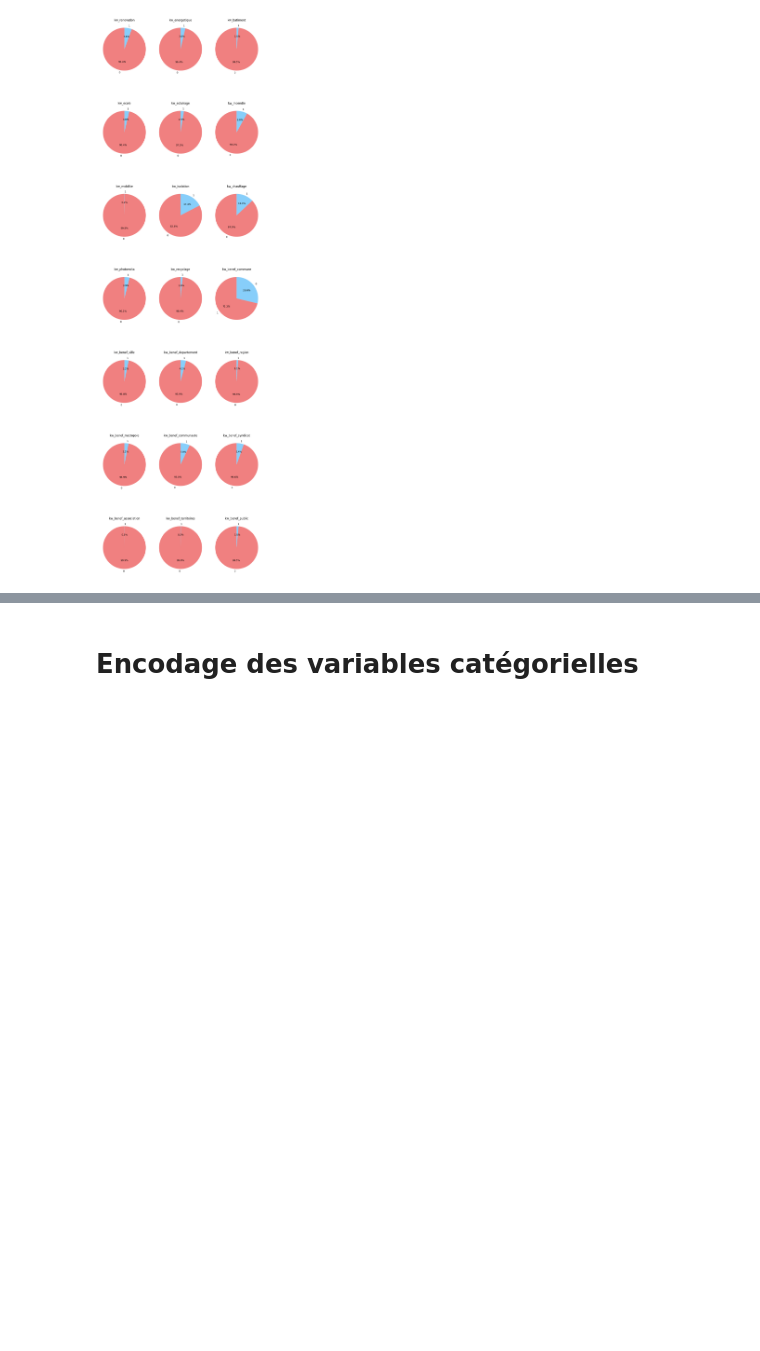
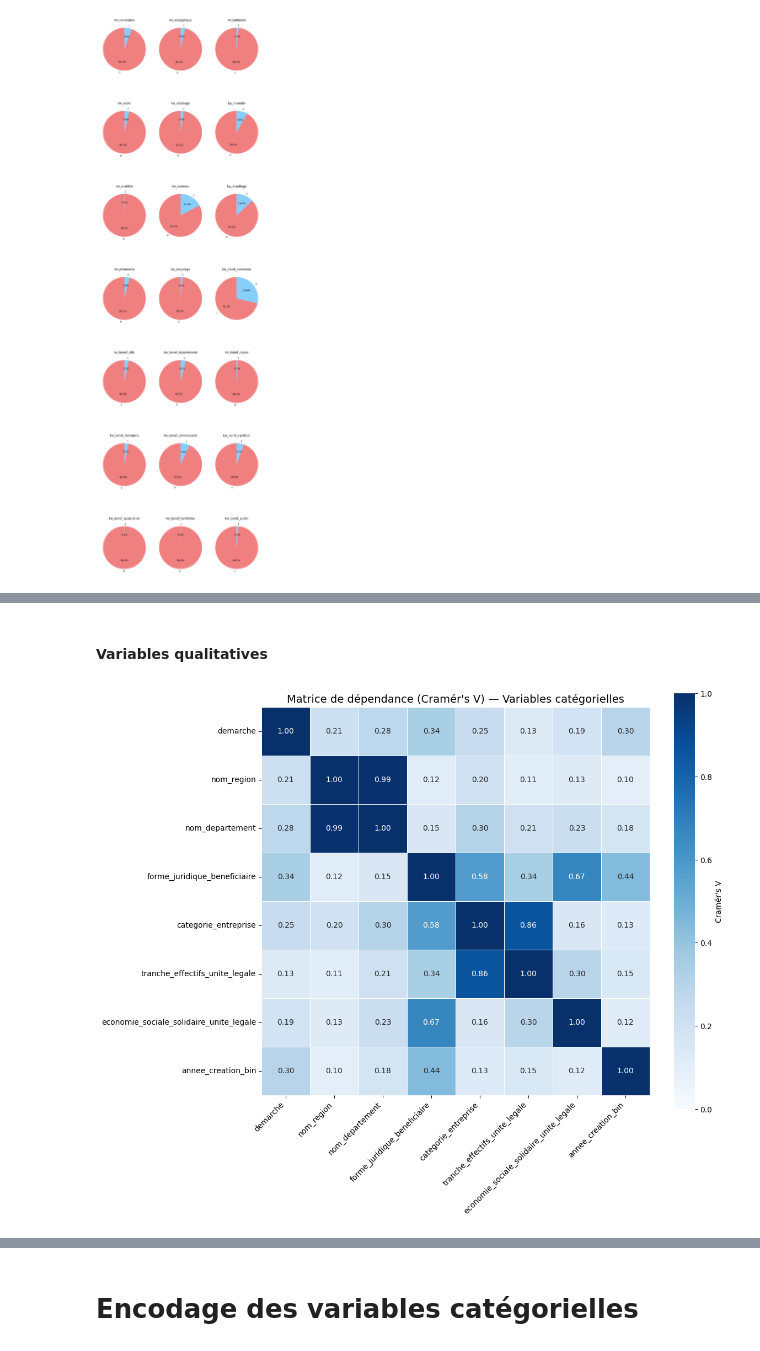
Before and after one commit to Isahrv/projet_methodes_agregations, a Jupyter notebook: code.ipynb, the cells around one changed output, grey strips where cells are left out. Drawn from its saved outputs; the diff is of its cells as text; code cells hidden in the pictures; blank space fills up the shorter version.

```diff
--- a/code.ipynb
+++ b/code.ipynb
@@ -664,2 +725,70 @@ if bin_cols:
+# %% [markdown]
+#### Variables qualitatives
+# %%
+# Matrice de Cramer's V, basée sur le test du Khi deux
+
+def cramers_v(x, y):
+    confusion_matrix = pd.crosstab(x, y)
+    chi2 = chi2_contingency(confusion_matrix)[0]
+    n = confusion_matrix.sum().sum()
+    phi2 = chi2 / n
+    r, k = confusion_matrix.shape
+
+    # correction du biais
+    phi2corr = max(0, phi2 - ((k-1)*(r-1))/(n-1))
+    rcorr = r - ((r-1)**2)/(n-1)
+    kcorr = k - ((k-1)**2)/(n-1)
+
+    return np.sqrt(phi2corr / min((kcorr-1), (rcorr-1)))
+
+# On exclue les variables avec trop de modalités
+cat_cols = [
+    "demarche",
+    "nom_region",
+    "nom_departement",
+    "forme_juridique_beneficiaire",
+    "categorie_entreprise",
+    "tranche_effectifs_unite_legale",
+    "economie_sociale_solidaire_unite_legale",
+    "annee_creation_bin"
+]
+
+cramers_matrix = pd.DataFrame(
+    np.zeros((len(cat_cols), len(cat_cols))),
+    index=cat_cols,
+    columns=cat_cols
+)
+
+for col1 in cat_cols:
+    for col2 in cat_cols:
+        cramers_matrix.loc[col1, col2] = cramers_v(df[col1], df[col2])
+
+plt.figure(figsize=(12, 10))
+
+sns.heatmap(
+    cramers_matrix,
+    annot=True,
+    fmt=".2f",
+    cmap="Blues",
+    vmin=0,
+    vmax=1,
+    linewidths=0.5,
+    square=True,
+    cbar_kws={"label": "Cramér's V"}
+)
+
+plt.title("Matrice de dépendance (Cramér's V) — Variables catégorielles", fontsize=14)
+plt.xticks(rotation=45, ha="right")
+plt.yticks(rotation=0)
+plt.tight_layout()
+plt.show()
+
+# Forte dépendances logiques entre nom_region et nom_departement
+# Ainsi qu'entre tranche_effectif_unite_legale et categorie_entreprise
+# 0.67 entre forme_juridique_beneficiaire et economie_sociale_solidaire_unite_legale
+# 0.58 entre forme_juridique_beneficiaire et categorie_entreprise
+# Sinon, que des scores < 0.5
+# %% [output]
+[figure, added]
 # %% [markdown]
 ### Corrélation entre variables explicatives et la variable cible
```
Also changed, not shown: parts of 12 cells of this notebook.
